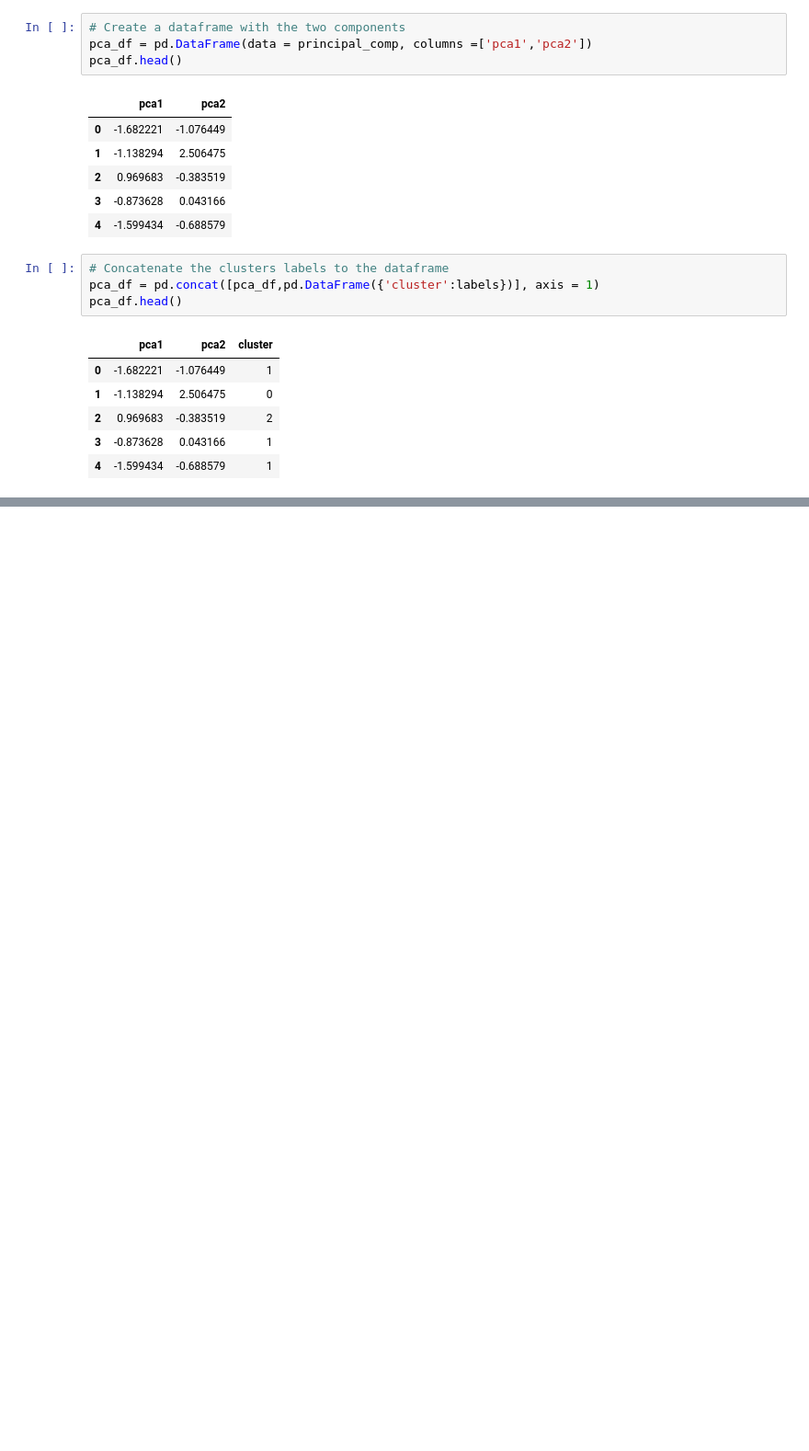
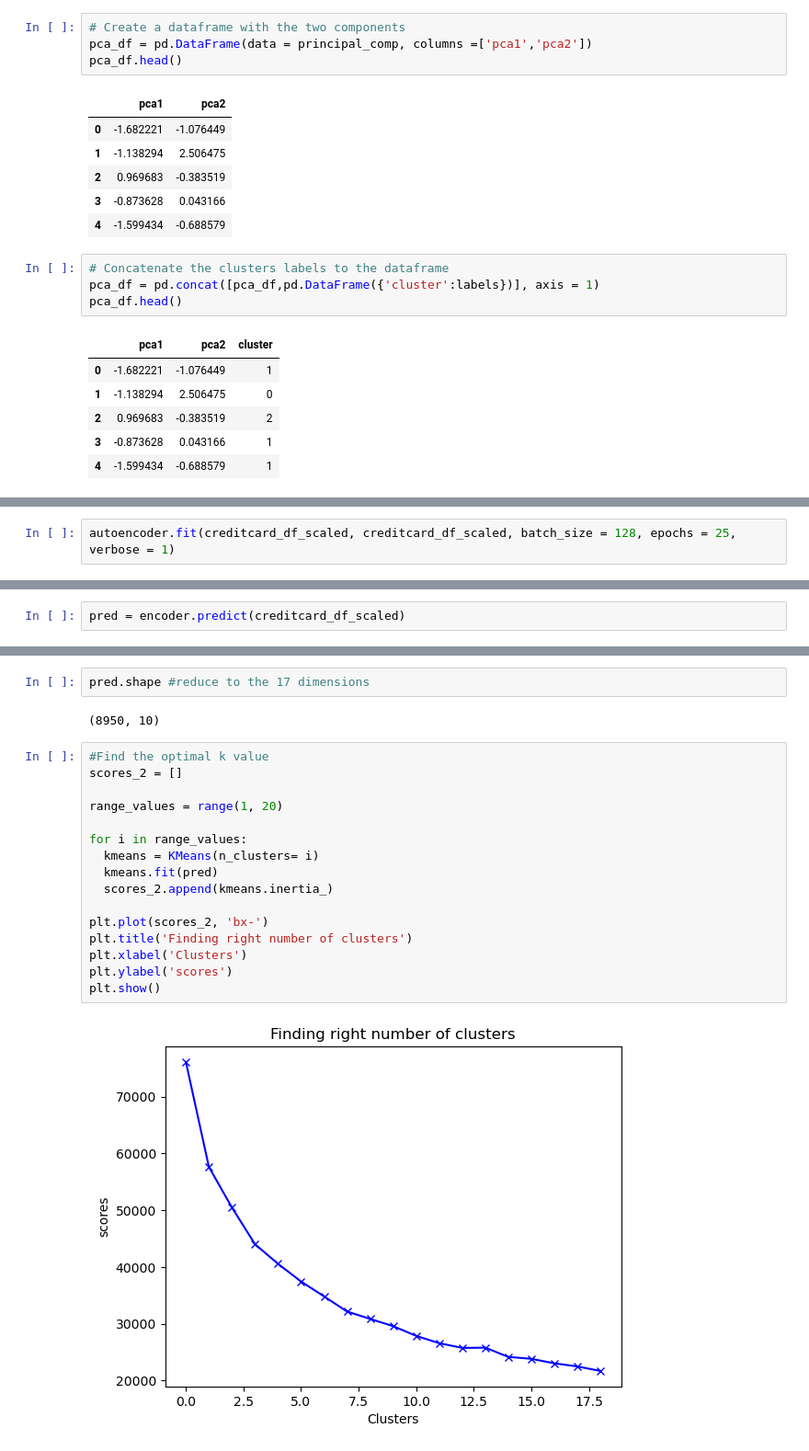
Before and after one commit to hanaprivia/Sales_Campaign, a Jupyter notebook: Marketing_DataScience.ipynb, the cells around one changed output, grey strips where cells are left out. Shown at 92% size. Drawn from its saved outputs; the diff is of its cells as text; blank space fills up the shorter version.

```diff
--- a/Marketing_DataScience.ipynb
+++ b/Marketing_DataScience.ipynb
@@ -403,0 +462,2 @@ plt.show()
+# %%
+autoencoder.fit(creditcard_df_scaled, creditcard_df_scaled, batch_size = 128, epochs = 25,  verbose = 1)
@@ -403,0 +485,2 @@ plt.show()
+# %%
+pred = encoder.predict(creditcard_df_scaled)
@@ -403,0 +489,22 @@ plt.show()
+# %%
+pred.shape #reduce to the 17 dimensions
+# %% [output]
+(8950, 10)
+# %%
+#Find the optimal k value
+scores_2 = []
+
+range_values = range(1, 20)
+
+for i in range_values:
+  kmeans = KMeans(n_clusters= i)
+  kmeans.fit(pred)
+  scores_2.append(kmeans.inertia_)
+
+plt.plot(scores_2, 'bx-')
+plt.title('Finding right number of clusters')
+plt.xlabel('Clusters')
+plt.ylabel('scores')
+plt.show()
+# %% [output]
+[figure, added]
```
Also changed, not shown: parts of 20 cells of this notebook, 1 other file.
